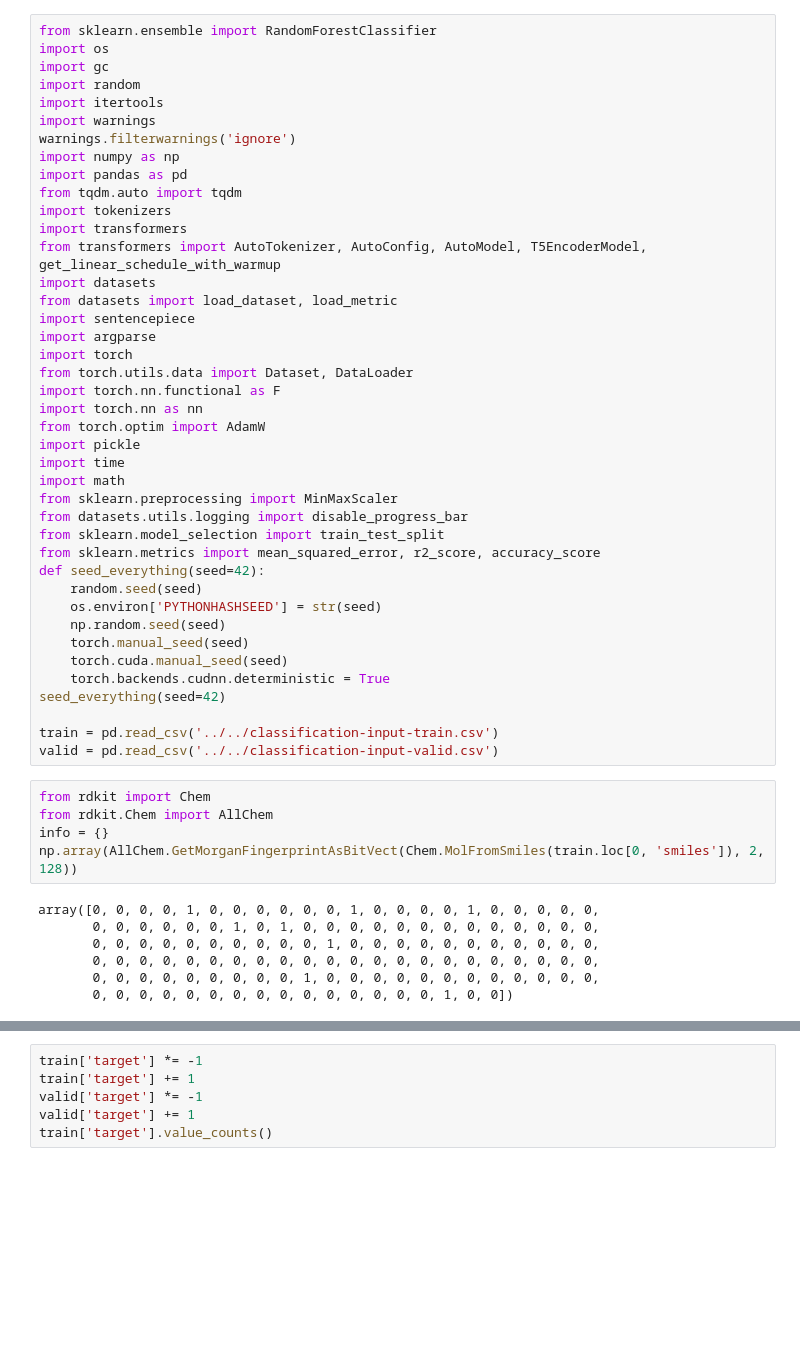
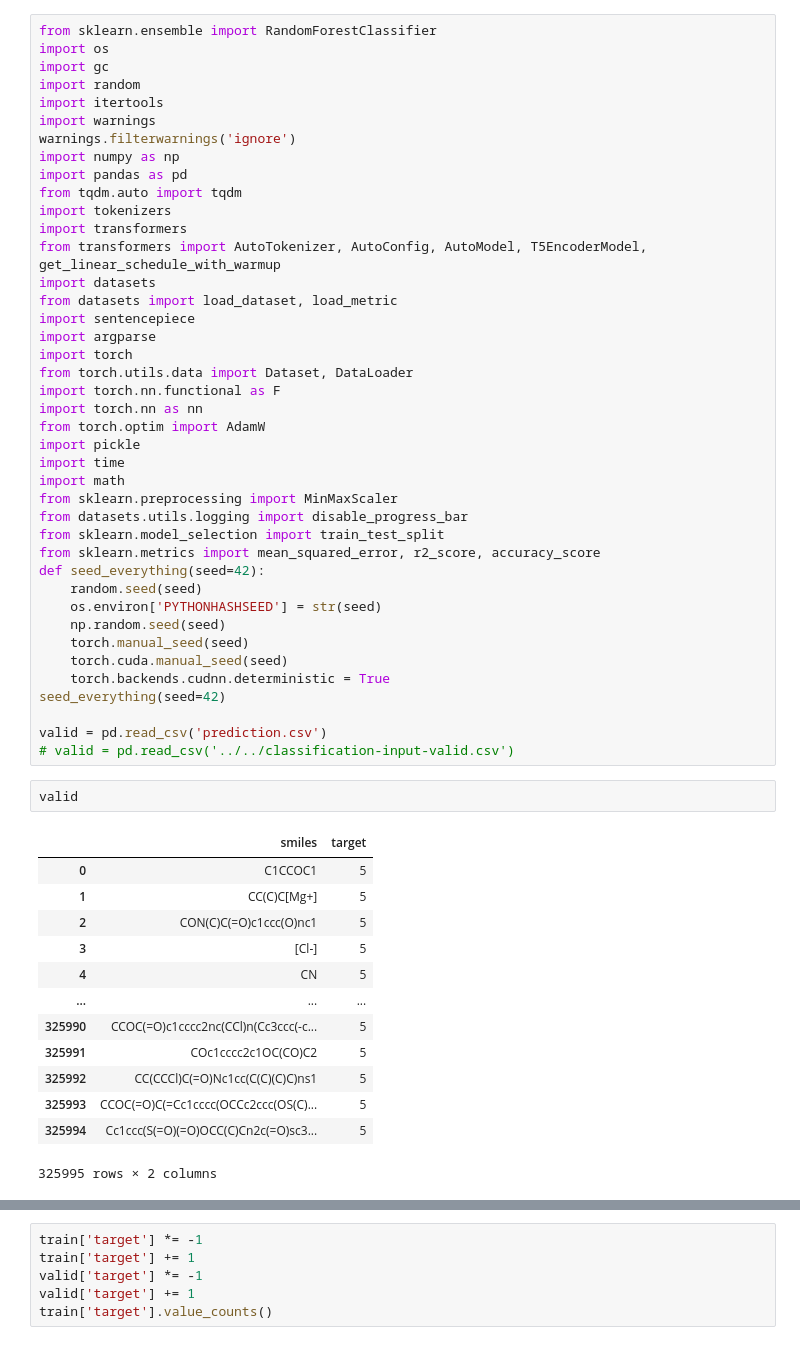
Before and after one commit to sagawatatsuya/ReactionT5, a Jupyter notebook: compound-classification/simple_baseline.ipynb, the cells around one changed output, grey strips where cells are left out. Drawn from its saved outputs; the diff is of its cells as text; blank space fills up the shorter version.

```diff
--- a/compound-classification/simple_baseline.ipynb
+++ b/compound-classification/simple_baseline.ipynb
@@ -37,17 +37,21 @@ def seed_everything(seed=42):
     torch.backends.cudnn.deterministic = True
 seed_everything(seed=42)
 
-train = pd.read_csv('../../classification-input-train.csv')
-valid = pd.read_csv('../../classification-input-valid.csv')
+valid = pd.read_csv('prediction.csv')
+# valid = pd.read_csv('../../classification-input-valid.csv')
 # %%
-from rdkit import Chem
-from rdkit.Chem import AllChem
-info = {}
-np.array(AllChem.GetMorganFingerprintAsBitVect(Chem.MolFromSmiles(train.loc[0, 'smiles']), 2, 128))
+valid
 # %% [output]
+|  | smiles | target |
+| 0 | C1CCOC1 | 5 |
+| 1 | CC(C)C[Mg+] | 5 |
+| 2 | CON(C)C(=O)c1ccc(O)nc1 | 5 |
+| 3 | [Cl-] | 5 |
+| 4 | CN | 5 |
+| ... | ... | ... |
+| 325990 | CCOC(=O)c1cccc2nc(CCl)n(Cc3ccc(-c... | 5 |
+| 325991 | COc1cccc2c1OC(CO)C2 | 5 |
+| 325992 | CC(CCCl)C(=O)Nc1cc(C(C)(C)C)ns1 | 5 |
+| 325993 | CCOC(=O)C(=Cc1cccc(OCCc2ccc(OS(C)... | 5 |
+| 325994 | Cc1ccc(S(=O)(=O)OCC(C)Cn2c(=O)sc3... | 5 |
-array([0, 0, 0, 0, 1, 0, 0, 0, 0, 0, 0, 1, 0, 0, 0, 0, 1, 0, 0, 0, 0, 0,
-       0, 0, 0, 0, 0, 0, 1, 0, 1, 0, 0, 0, 0, 0, 0, 0, 0, 0, 0, 0, 0, 0,
-       0, 0, 0, 0, 0, 0, 0, 0, 0, 0, 1, 0, 0, 0, 0, 0, 0, 0, 0, 0, 0, 0,
-       0, 0, 0, 0, 0, 0, 0, 0, 0, 0, 0, 0, 0, 0, 0, 0, 0, 0, 0, 0, 0, 0,
-       0, 0, 0, 0, 0, 0, 0, 0, 0, 1, 0, 0, 0, 0, 0, 0, 0, 0, 0, 0, 0, 0,
-       0, 0, 0, 0, 0, 0, 0, 0, 0, 0, 0, 0, 0, 0, 0, 1, 0, 0])
+325995 rows × 2 columns
```
Also changed, not shown: parts of 14 cells of this notebook, 15 other files.
